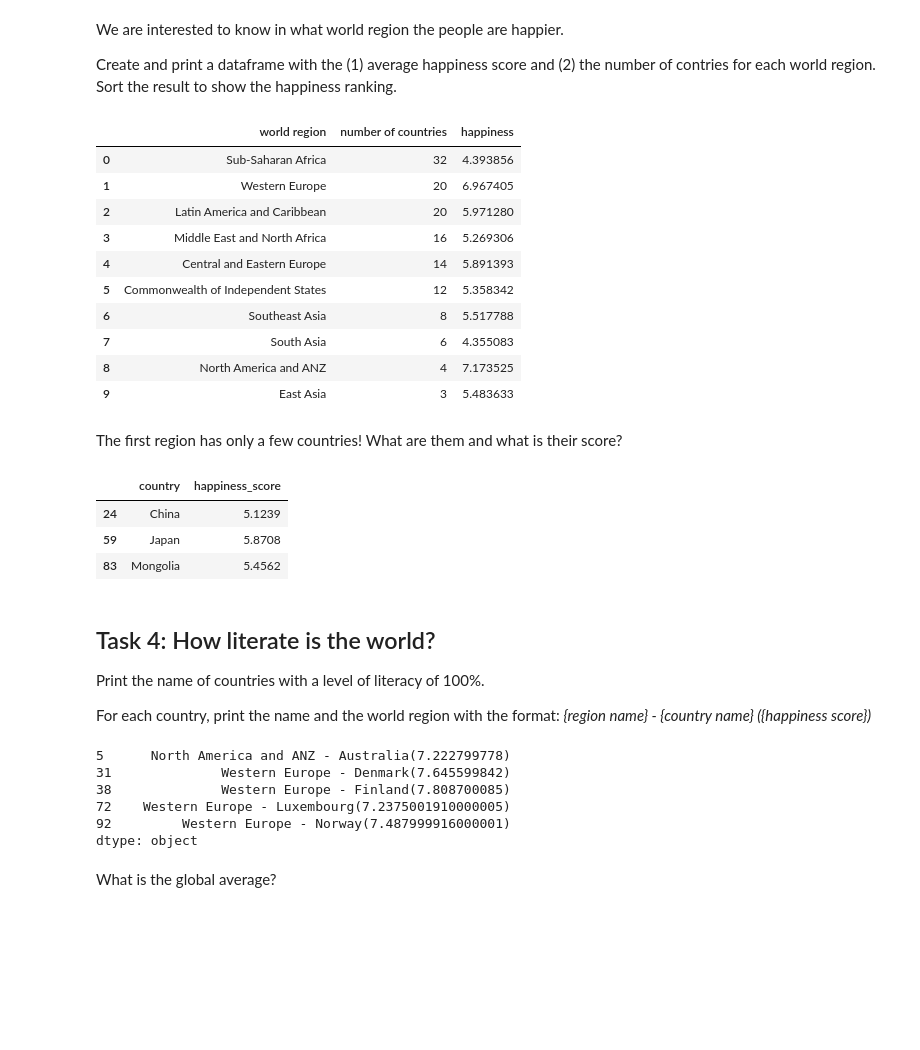
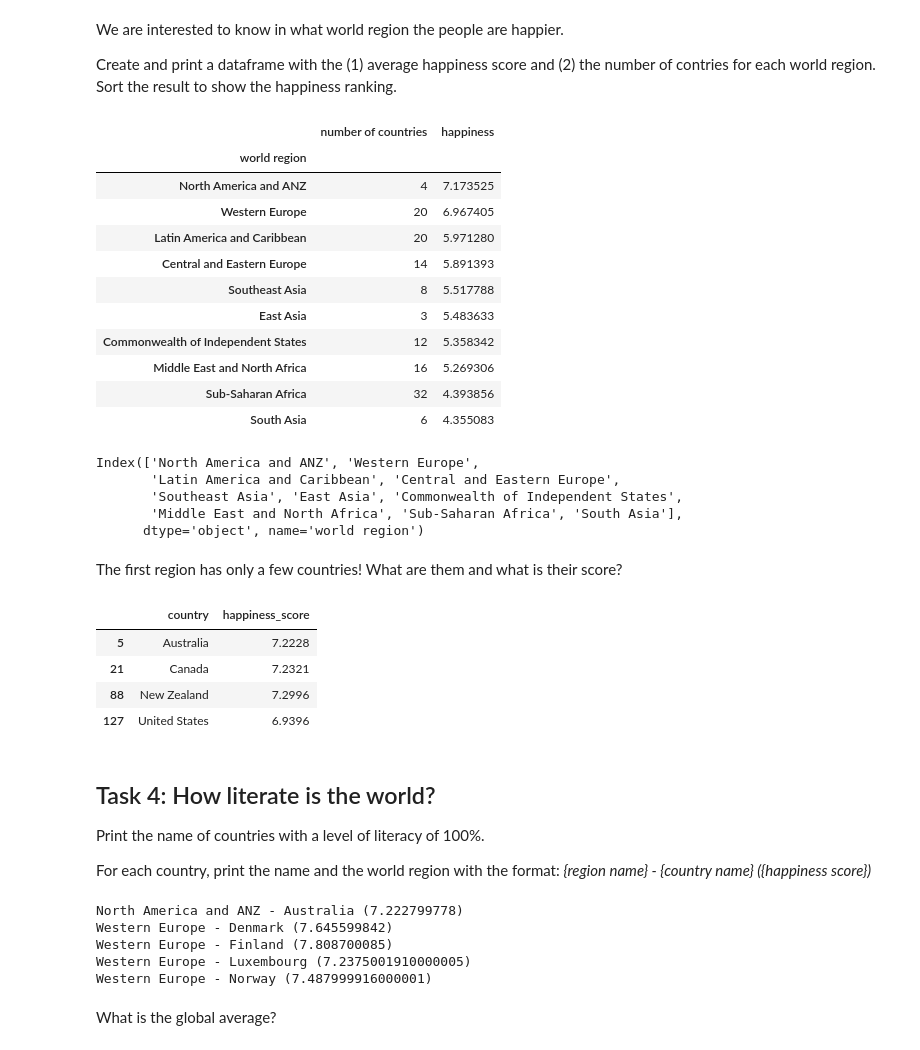
Before and after one commit to RomGr/2020, a Jupyter notebook: Tutorials/01 - Handling data/Happiness.ipynb, the cells around one changed output. Cells and saved outputs as stored; diff of their text form; code cells hidden in the pictures; blank space fills up the shorter version.

```diff
--- a/Tutorials/01 - Handling data/Happiness.ipynb
+++ b/Tutorials/01 - Handling data/Happiness.ipynb
@@ -120,28 +120,40 @@ by_world_region=pd.DataFrame({'world region': averaged['world_region'],'happines
 counts=pd.DataFrame({'world region': merged['world_region'].value_counts().index, 'number of countries': merged['world_region'].value_counts()})
 # %%
 by_world_region=pd.merge(counts,by_world_region)
+by_world_region=by_world_region.set_index("world region")
+by_world_region=by_world_region.sort_values("happiness", ascending=False)
 by_world_region
 # %% [output]
-|  | world region | number of countries | happiness |
-| 0 | Sub-Saharan Africa | 32 | 4.393856 |
-| 1 | Western Europe | 20 | 6.967405 |
-| 2 | Latin America and Caribbean | 20 | 5.971280 |
-| 3 | Middle East and North Africa | 16 | 5.269306 |
-| 4 | Central and Eastern Europe | 14 | 5.891393 |
-| 5 | Commonwealth of Independent States | 12 | 5.358342 |
-| 6 | Southeast Asia | 8 | 5.517788 |
-| 7 | South Asia | 6 | 4.355083 |
-| 8 | North America and ANZ | 4 | 7.173525 |
-| 9 | East Asia | 3 | 5.483633 |
+|  | number of countries | happiness |
+| world region |  |  |
+| North America and ANZ | 4 | 7.173525 |
+| Western Europe | 20 | 6.967405 |
+| Latin America and Caribbean | 20 | 5.971280 |
+| Central and Eastern Europe | 14 | 5.891393 |
+| Southeast Asia | 8 | 5.517788 |
+| East Asia | 3 | 5.483633 |
+| Commonwealth of Independent States | 12 | 5.358342 |
+| Middle East and North Africa | 16 | 5.269306 |
+| Sub-Saharan Africa | 32 | 4.393856 |
+| South Asia | 6 | 4.355083 |
+# %%
+by_world_region.index
+# %% [output]
+Index(['North America and ANZ', 'Western Europe',
+       'Latin America and Caribbean', 'Central and Eastern Europe',
+       'Southeast Asia', 'East Asia', 'Commonwealth of Independent States',
+       'Middle East and North Africa', 'Sub-Saharan Africa', 'South Asia'],
+      dtype='object', name='world region')
 # %% [markdown]
 The first region has only a few countries! What are them and what is their score?
 # %%
-merged[merged['world_region'] == 'East Asia'][['country','happiness_score']]
+merged[merged['world_region'] == by_world_region.index[0]][['country','happiness_score']]
 # %% [output]
 |  | country | happiness_score |
-| 24 | China | 5.1239 |
-| 59 | Japan | 5.8708 |
-| 83 | Mongolia | 5.4562 |
+| 5 | Australia | 7.2228 |
+| 21 | Canada | 7.2321 |
+| 88 | New Zealand | 7.2996 |
+| 127 | United States | 6.9396 |
 # %% [markdown]
 ## Task 4: How literate is the world?
 
@@ -151,16 +163,14 @@ For each country, print the name and the world region with the format: *{region
 # %%
 merged['literacy']=merged['literacy'].str.replace(',', '.').astype(float)
 perfect_literacy=merged[merged['literacy']==100]
-to_print=perfect_literacy[['world_region','country','happiness_score']]
-sfmt = '{world_region} - {country}({happiness_score})'.format
-to_print.apply(lambda x: sfmt(**x), 1)
+for idx, row in perfect_literacy.iterrows():
+    print("{} - {} ({})".format(row.world_region, row.country, row.happiness_score))
 # %% [output]
-5      North America and ANZ - Australia(7.222799778)
-31              Western Europe - Denmark(7.645599842)
-38              Western Europe - Finland(7.808700085)
-72    Western Europe - Luxembourg(7.2375001910000005)
-92         Western Europe - Norway(7.487999916000001)
-dtype: object
+North America and ANZ - Australia (7.222799778)
+Western Europe - Denmark (7.645599842)
+Western Europe - Finland (7.808700085)
+Western Europe - Luxembourg (7.2375001910000005)
+Western Europe - Norway (7.487999916000001)
 # %% [markdown]
 What is the global average?
 # %%
```
Also changed, not shown: parts of 2 cells of this notebook, 2 other files.
